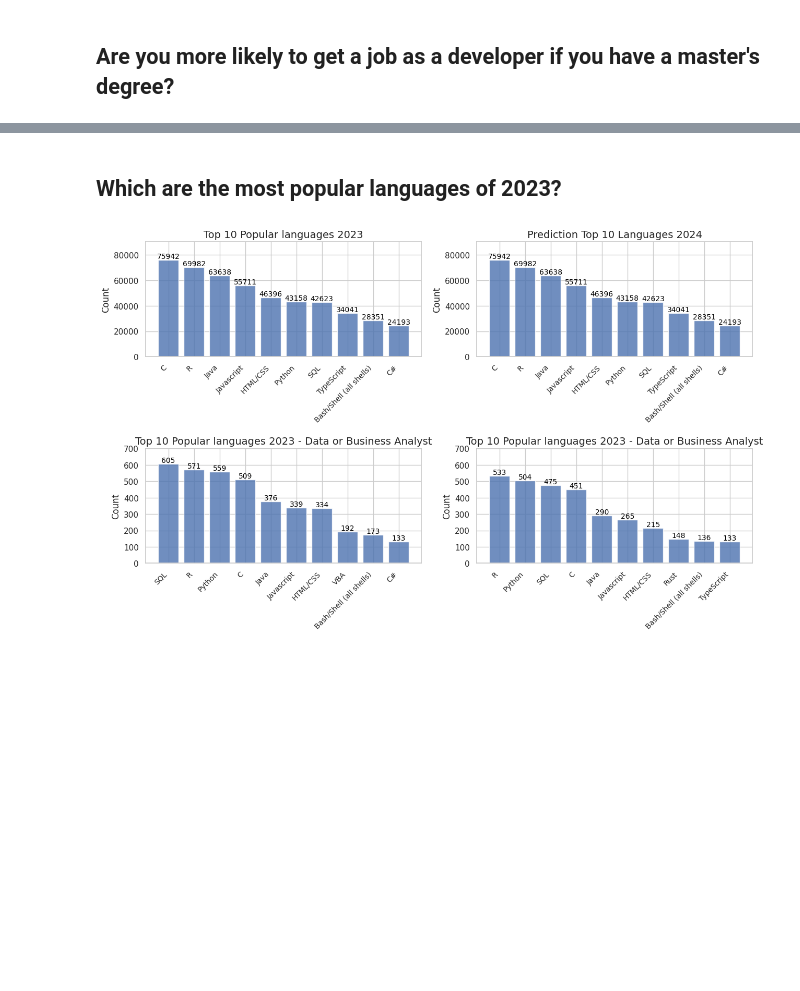
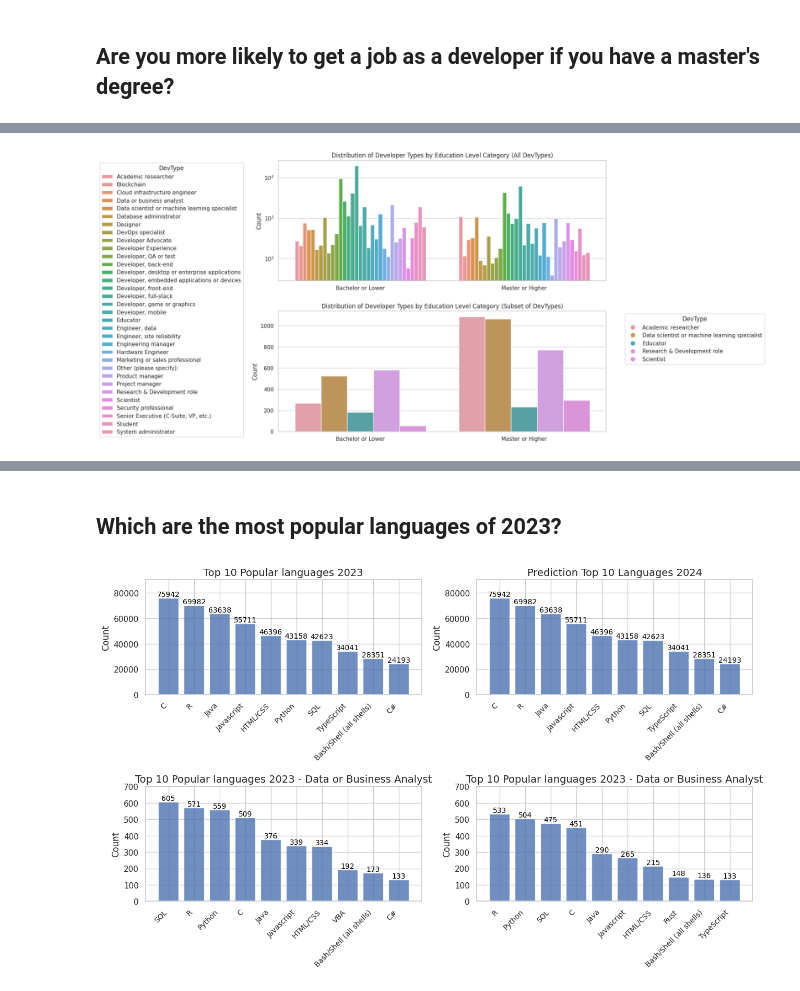
Before and after one commit to YKarsten/Annual-developer-survey-analysis, a Jupyter notebook: SO-2023-survey.ipynb, the cells around one changed output, grey strips where cells are left out. Drawn from its saved outputs; the diff is of its cells as text; code cells hidden in the pictures; blank space fills up the shorter version.

Commit message:
Add Devtype by Education plot

```diff
--- a/SO-2023-survey.ipynb
+++ b/SO-2023-survey.ipynb
@@ -801,0 +793,74 @@ Name: LanguageHaveWorkedWith, dtype: object
+# %%
+def categorize_education(ed_level):
+    if "Master’s degree (M.A., M.S., M.Eng., MBA, etc.)" in ed_level or 'Professional degree (JD, MD, Ph.D, Ed.D, etc.)' in ed_level:
+        return 'Master or Higher'
+    else:
+        return 'Bachelor or Lower'
+
+# Replace NaN values in 'EdLevel' with 'Bachelor or Lower'
+df['EdLevel'].fillna('Bachelor or Lower', inplace=True)
+
+# Apply the function to create a new column 'EdLevelCategory'
+df['EdLevelCategory'] = df['EdLevel'].apply(categorize_education)
+
+# Group by 'EdLevelCategory' and 'DevType', then count the occurrences for all DevTypes
+grouped_data_all = df.groupby(['EdLevelCategory', 'DevType']).size().reset_index(name='Count')
+
+# Create subplots
+fig, axs = plt.subplots(2, 1, figsize=(12, 10))
+
+# Subplot 1: Plot all DevTypes using seaborn
+sns.barplot(ax=axs[0], x='EdLevelCategory', y='Count', hue='DevType', data=grouped_data_all)
+axs[0].set_title('Distribution of Developer Types by Education Level Category (All DevTypes)')
+axs[0].set_yscale('log')  # Set y-axis to logarithmic scale
+axs[0].set_xlabel("")
+
+# Place the legend outside the bar area
+axs[0].legend(title='DevType', bbox_to_anchor=(-0.1, 1), loc='upper right')
+
+# Subplot 2: Plot DevTypes where more people have a Masters Degree
+master_counts = grouped_data_all[grouped_data_all['EdLevelCategory'] == 'Master or Higher'].set_index('DevType')['Count']
+bachelor_counts = grouped_data_all[grouped_data_all['EdLevelCategory'] == 'Bachelor or Lower'].set_index('DevType')['Count']
+
+selected_devtypes = master_counts[master_counts > bachelor_counts].index.tolist()
+selected_data = df[(df['EdLevelCategory'].isin(['Master or Higher', 'Bachelor or Lower'])) & (df['DevType'].isin(selected_devtypes))]
+grouped_data_subset = selected_data.groupby(['EdLevelCategory', 'DevType']).size().reset_index(name='Count')
+
+# Get handles and labels from subplot 1 legend
+handles, labels = axs[0].get_legend().legendHandles, [t.get_text() for t in axs[0].get_legend().texts]
+
+# Create a dictionary mapping DevTypes to colors
+color_palette_all = {label: handle.get_facecolor() for label, handle in zip(labels, handles)}
+
+# Plot using seaborn
+sns.barplot(ax=axs[1], x='EdLevelCategory', y='Count', hue='DevType', data=grouped_data_subset)
+
+# Get the handles and labels from subplot 2 legend
+handles_subset, labels_subset = axs[1].get_legend().legendHandles, [t.get_text() for t in axs[1].get_legend().texts]
+
+# Create a dictionary mapping DevTypes to colors for subplot 2
+color_palette_subset = {label: color_palette_all.get(label, (0.8, 0.8, 0.8, 1.0)) for label in labels_subset}
+
+# Subplot 2: Plot DevTypes where more people have a Masters Degree
+ax2 = sns.barplot(ax=axs[1], x='EdLevelCategory', y='Count', hue='DevType', data=grouped_data_subset, palette=color_palette_subset)
+
+# Remove the Seaborn legend
+ax2.get_legend().remove()
+
+# Create a custom legend using matplotlib
+legend_labels = []
+for devtype, color in color_palette_subset.items():
+    patch = plt.Line2D([0], [0], marker='o', color='w', label=devtype, markerfacecolor=color, markersize=10)
+    legend_labels.append(patch)
+
+# Add the legend to subplot 2
+axs[1].legend(handles=legend_labels, title='DevType', bbox_to_anchor=(1.05, 1), loc='upper left')
+axs[1].set_xlabel("")
+axs[1].set_title('Distribution of Developer Types by Education Level Category (Subset of DevTypes)')
+
+# Increase space between subplots
+fig.subplots_adjust(hspace=0.25)
+
+plt.show()
+# %% [output]
+[figure, added]
```
Also changed, not shown: parts of 3 cells of this notebook.
